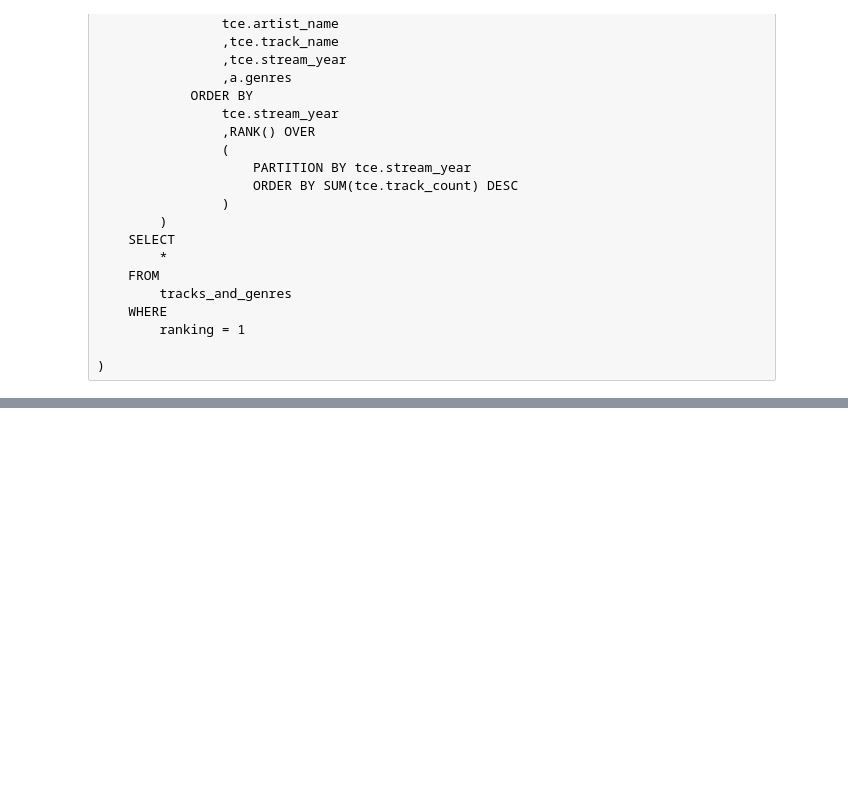
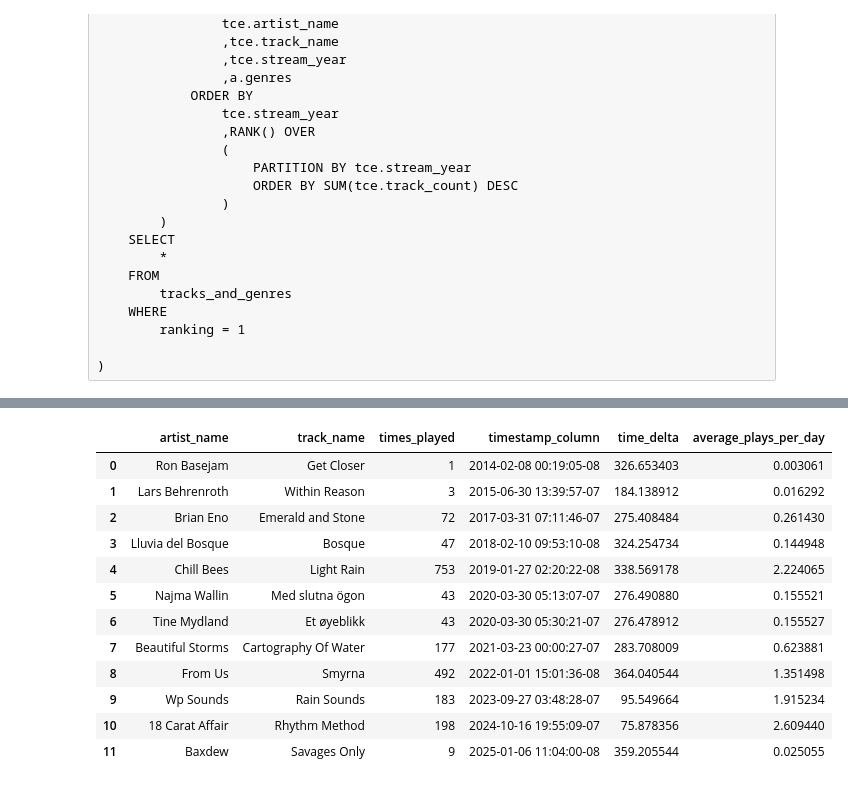
Before and after one commit to terryjbates/Spotify_Streaming_Data_Analysis, a Jupyter notebook: notebooks/Spotify_Streaming_Analysis.ipynb, the cells around one changed output, grey strips where cells are left out. Saved outputs shown, nothing was run; the diff lists cells and outputs as text; code cells hidden in the pictures; blank space fills up the shorter version.

Commit message:
Add section discussing first time tracks played background

```diff
--- a/notebooks/Spotify_Streaming_Analysis.ipynb
+++ b/notebooks/Spotify_Streaming_Analysis.ipynb
@@ -2177,0 +2206,5 @@ The temp table `temp_most_played_tracks` will disappear on session's end, but wi
+# %%
+# Read in CSV for unique genre counts per year
+top_10_tracks_played_first_played = \
+    pd.read_csv(query_output_path / 'top_10_most_played_first_played.csv')
+top_10_tracks_played_first_played
@@ -2177,0 +2235,23 @@ The temp table `temp_most_played_tracks` will disappear on session's end, but wi
+# %%
+from datetime import datetime, timezone
+
+def last_day_of_year(timestamp):
+    # Ensure timestamp is a proper datetime object
+    ts = pd.to_datetime(timestamp)
+
+    # Final second of the same year in UTC
+    end_of_year = datetime(ts.year, 12, 31, 23, 59, 59, tzinfo=timezone.utc)
+
+    # Convert both to UTC timestamps (in seconds since epoch)
+    ts_utc = ts.tz_localize('UTC') if ts.tzinfo is None else ts.astimezone(timezone.utc)
+
+    # Compute time delta in seconds
+    delta_seconds = (end_of_year - ts_utc).total_seconds()
+
+    # Return in days
+    return delta_seconds / 86400
+# %%
+top_10_tracks_played_first_played['time_delta'] =\
+    top_10_tracks_played_first_played['timestamp_column'].apply(last_day_of_year)
+
+top_10_tracks_played_first_played
@@ -2177,0 +2272,19 @@ The temp table `temp_most_played_tracks` will disappear on session's end, but wi
+# %%
+top_10_tracks_played_first_played['average_plays_per_day'] = \
+    top_10_tracks_played_first_played['times_played'] / top_10_tracks_played_first_played['time_delta']
+
+top_10_tracks_played_first_played
+# %% [output]
+|  | artist_name | track_name | times_played | timestamp_column | time_delta | average_plays_per_day |
+| 0 | Ron Basejam | Get Closer | 1 | 2014-02-08 00:19:05-08 | 326.653403 | 0.003061 |
+| 1 | Lars Behrenroth | Within Reason | 3 | 2015-06-30 13:39:57-07 | 184.138912 | 0.016292 |
+| 2 | Brian Eno | Emerald and Stone | 72 | 2017-03-31 07:11:46-07 | 275.408484 | 0.261430 |
+| 3 | Lluvia del Bosque | Bosque | 47 | 2018-02-10 09:53:10-08 | 324.254734 | 0.144948 |
+| 4 | Chill Bees | Light Rain | 753 | 2019-01-27 02:20:22-08 | 338.569178 | 2.224065 |
+| 5 | Najma Wallin | Med slutna ögon | 43 | 2020-03-30 05:13:07-07 | 276.490880 | 0.155521 |
+| 6 | Tine Mydland | Et øyeblikk | 43 | 2020-03-30 05:30:21-07 | 276.478912 | 0.155527 |
+| 7 | Beautiful Storms | Cartography Of Water | 177 | 2021-03-23 00:00:27-07 | 283.708009 | 0.623881 |
+| 8 | From Us | Smyrna | 492 | 2022-01-01 15:01:36-08 | 364.040544 | 1.351498 |
+| 9 | Wp Sounds | Rain Sounds | 183 | 2023-09-27 03:48:28-07 | 95.549664 | 1.915234 |
+| 10 | 18 Carat Affair | Rhythm Method | 198 | 2024-10-16 19:55:09-07 | 75.878356 | 2.609440 |
+| 11 | Baxdew | Savages Only | 9 | 2025-01-06 11:04:00-08 | 359.205544 | 0.025055 |
```
Also changed, not shown: parts of 11 cells of this notebook, 2 other files.
